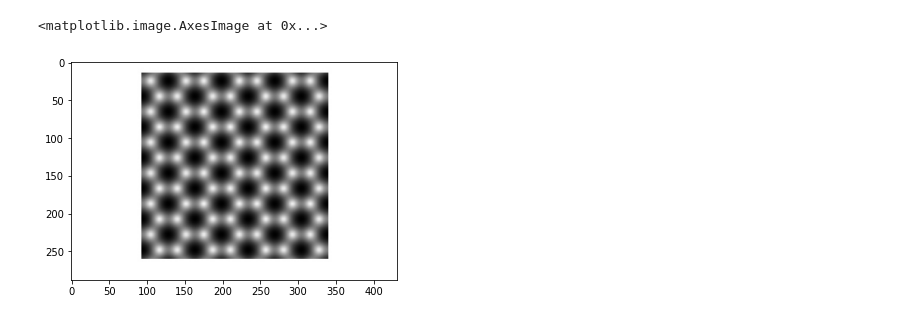
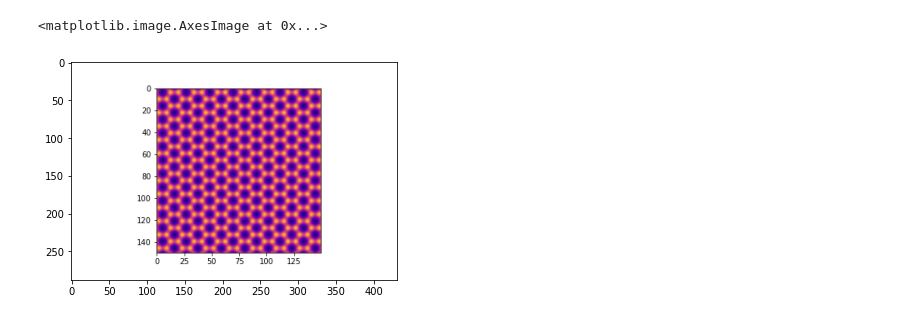
Before and after one commit to JARVIS-Materials-Design/jarvis-tools-notebooks, a Jupyter notebook: jarvis-tools-notebooks/JARVIS_STEM_2D.ipynb, the cells around one changed output. Saved outputs shown, nothing was run; the diff lists cells and outputs as text; code cells hidden in the pictures.

```diff
--- a/jarvis-tools-notebooks/JARVIS_STEM_2D.ipynb
+++ b/jarvis-tools-notebooks/JARVIS_STEM_2D.ipynb
@@ -64,5 +76,5 @@ JVASP-667.jpg  sample_data
 # %%
-plt.imshow(plt.imread('JVASP-667.jpg'))
+plt.imshow(plt.imread('stem_example.png'))
 # %% [output]
 <matplotlib.image.AxesImage at 0x...>
-[figure, old version]
+[figure, new version]
```
Also changed, not shown: parts of 7 cells of this notebook.
